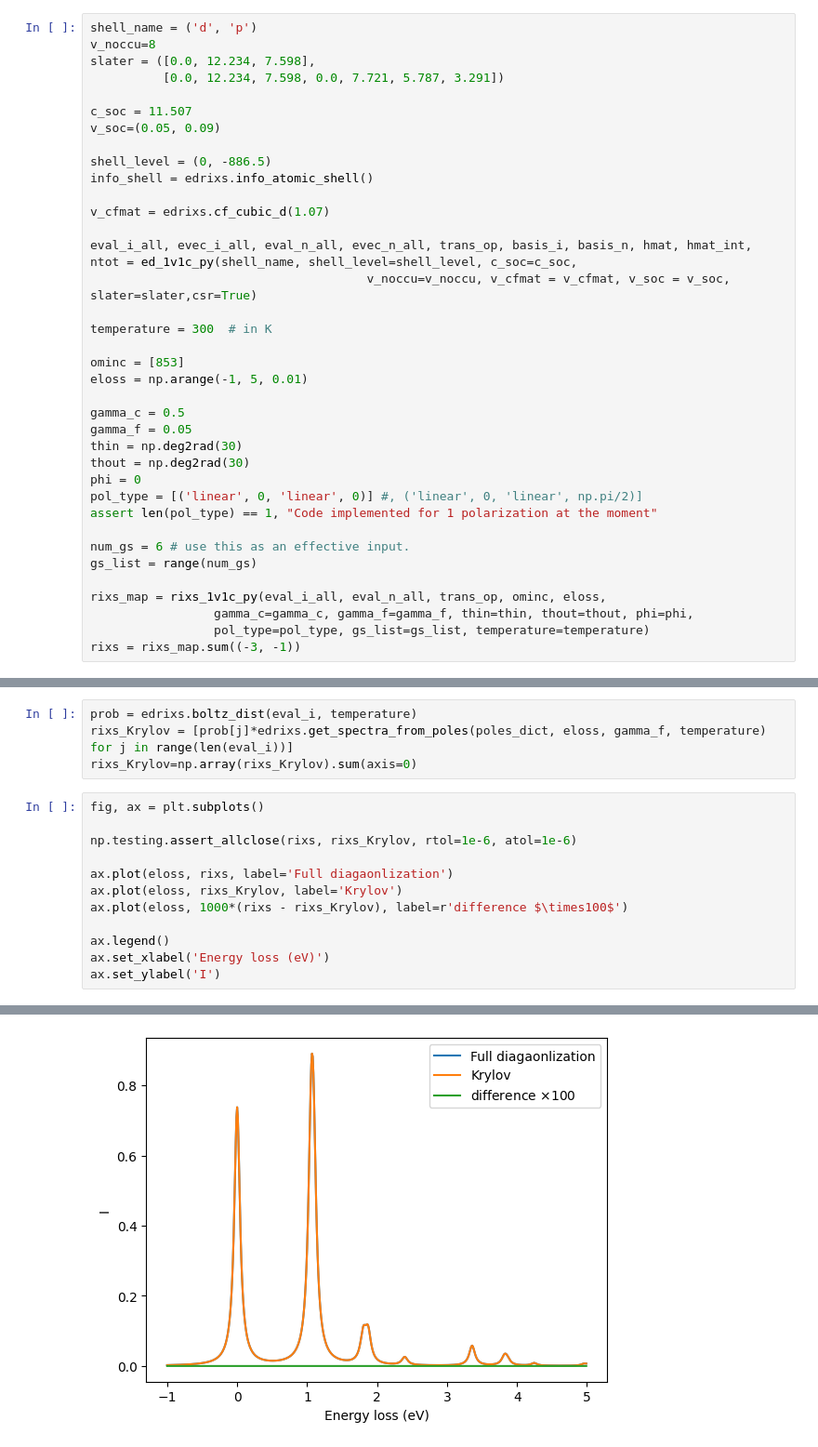
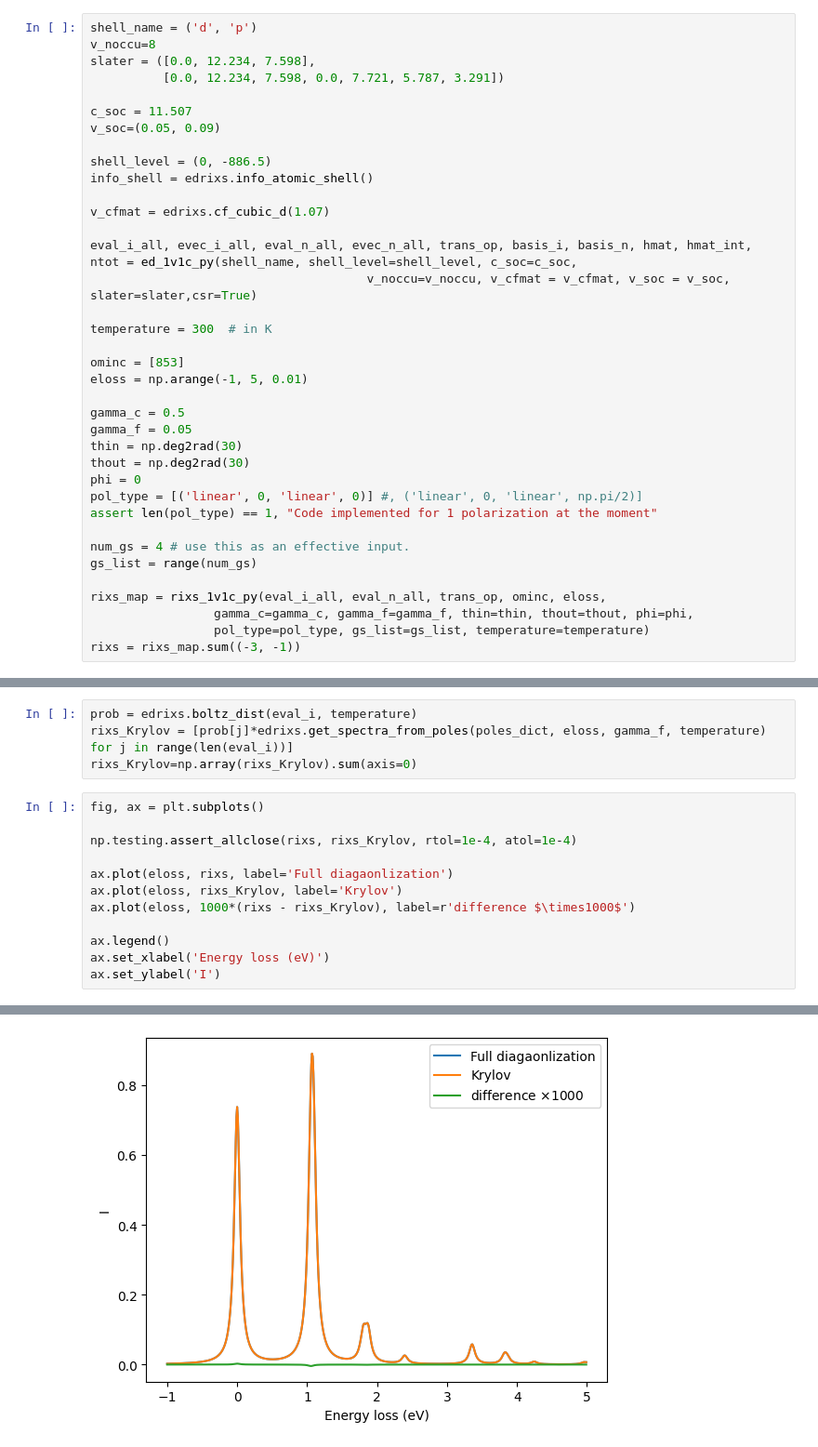
Before and after one commit to mpmdean/krylov_example, a Jupyter notebook: Krylov_example_PETSc.ipynb, the cells around one changed output, grey strips where cells are left out. Shown at 93% size. Drawn from its saved outputs; the diff is of its cells as text.

```diff
--- a/Krylov_example_PETSc.ipynb
+++ b/Krylov_example_PETSc.ipynb
@@ -70,7 +70,7 @@ phi = 0
 pol_type = [('linear', 0, 'linear', 0)] #, ('linear', 0, 'linear', np.pi/2)]
 assert len(pol_type) == 1, "Code implemented for 1 polarization at the moment"
 
-num_gs = 6 # use this as an effective input.
+num_gs = 4 # use this as an effective input.
 gs_list = range(num_gs)
 
 rixs_map = rixs_1v1c_py(eval_i_all, eval_n_all, trans_op, ominc, eloss,
@@ -212,15 +211,15 @@ rixs_Krylov=np.array(rixs_Krylov).sum(axis=0)
 # %%
 fig, ax = plt.subplots()
 
-np.testing.assert_allclose(rixs, rixs_Krylov, rtol=1e-6, atol=1e-6)
+np.testing.assert_allclose(rixs, rixs_Krylov, rtol=1e-4, atol=1e-4)
 
 ax.plot(eloss, rixs, label='Full diagaonlization')
 ax.plot(eloss, rixs_Krylov, label='Krylov')
-ax.plot(eloss, 1000*(rixs - rixs_Krylov), label=r'difference $\times100$')
+ax.plot(eloss, 1000*(rixs - rixs_Krylov), label=r'difference $\times1000$')
 
 ax.legend()
 ax.set_xlabel('Energy loss (eV)')
 ax.set_ylabel('I')
 # %% [output]
 Text(0, 0.5, 'I')
-[figure, old version]
+[figure, new version]
```
Also changed, not shown: parts of 3 cells of this notebook, 1 other file.
